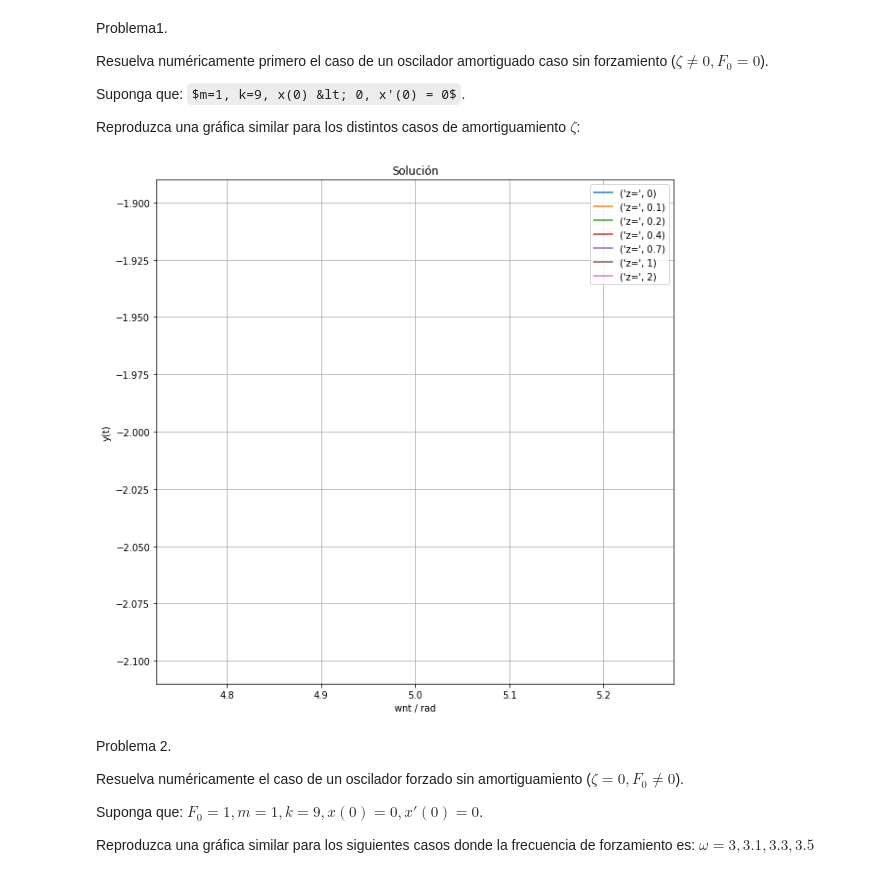
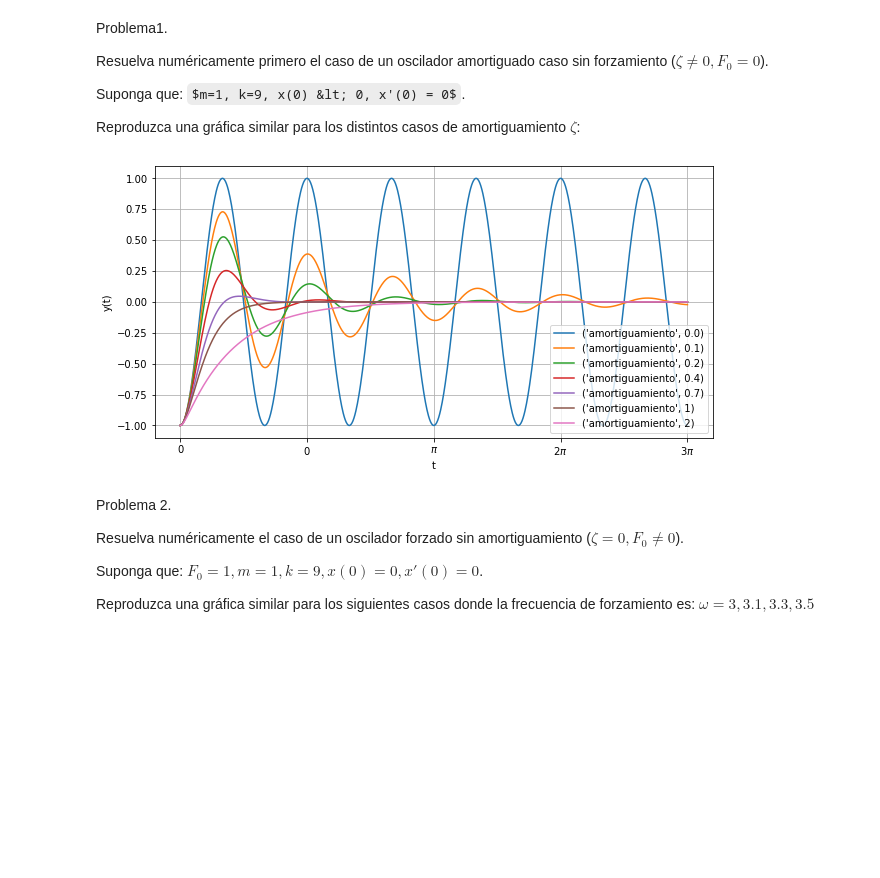
Before and after one commit to Hannahborrego17/Fisicacomputacional1, a Jupyter notebook: Evaluacion 2/Evaluación2.ipynb, the cells around one changed output. Saved outputs shown, nothing was run; the diff lists cells and outputs as text; code cells hidden in the pictures; some formulas as TeX source; blank space fills up the shorter version.

```diff
--- a/Evaluacion 2/Evaluación2.ipynb
+++ b/Evaluacion 2/Evaluación2.ipynb
@@ -44,32 +48,38 @@ from scipy.integrate import odeint
-# %%
-#Datos
-m=1
-k=9
-wn=3
-#z se define como una lista
-z = [0,0.1,0.2,0.4,0.7,1,2]
-
-#Definimos nuestra función
-def f(y,z,t,wn):
-  x, v = y
-  dydt = [v,-2*z*wn*v-(wn**2)*x]
-  return dydt
-
-y0= [-2,0]
-t=np.linspace(5,5,1000)
-plt.figure(figsize=(10,10))
-for d in z:
-  y = odeint(f,y0,t,args=(d,wn))
-  plt.plot(t,y[:,0], label=('z=',d))
-
-plt.legend(loc='best')
-plt.xlabel('wnt / rad')
-plt.ylabel('y(t)')
-plt.title('Solución')
-plt.grid()
-plt.show()
-# %% [output]
-[figure, removed]
+# %%
+def Ec1(y,t,z,w0):
+   x,v = y
+   dydt=[v,-2*z*wn*v - x*wn**2]
+   return dydt
+
+#condiciones iniciales
+y0 = [-1.0,0.0]
+
+tmax=4*np.pi
+t=np.linspace(0, tmax,1000)
+
+abserr = 1.0e-8
+relerr = 1.0e-6
+
+plt.figure(figsize=(10,5))
+
+k=9
+m=1
+wn=np.sqrt(k/m)
+
+z1=[0.0,0.1,0.2,0.4,0.7,1,2]
+
+for z in z1:
+  y=odeint(Ec1,y0,t,args=(z,wn), atol=abserr, rtol=relerr)
+
+  plt.plot(t,y[:,0],label=('amortiguamiento',z))
+  plt.legend(loc='best')
+  plt.xlabel('t')
+  plt.xticks([0,np.pi,2*np.pi,3*np.pi,4*np.pi],[r'0',r'$0$',r'$\pi$',r'$2\pi$',r'$3\pi$',r'$4\pi$'])
+  plt.ylabel('y(t)')
+  plt.grid()
+plt.show()
+# %% [output]
+[figure, added]
 # %% [markdown]
 Problema 2.
 
```
Also changed, not shown: parts of 4 cells of this notebook, 1 other file.
